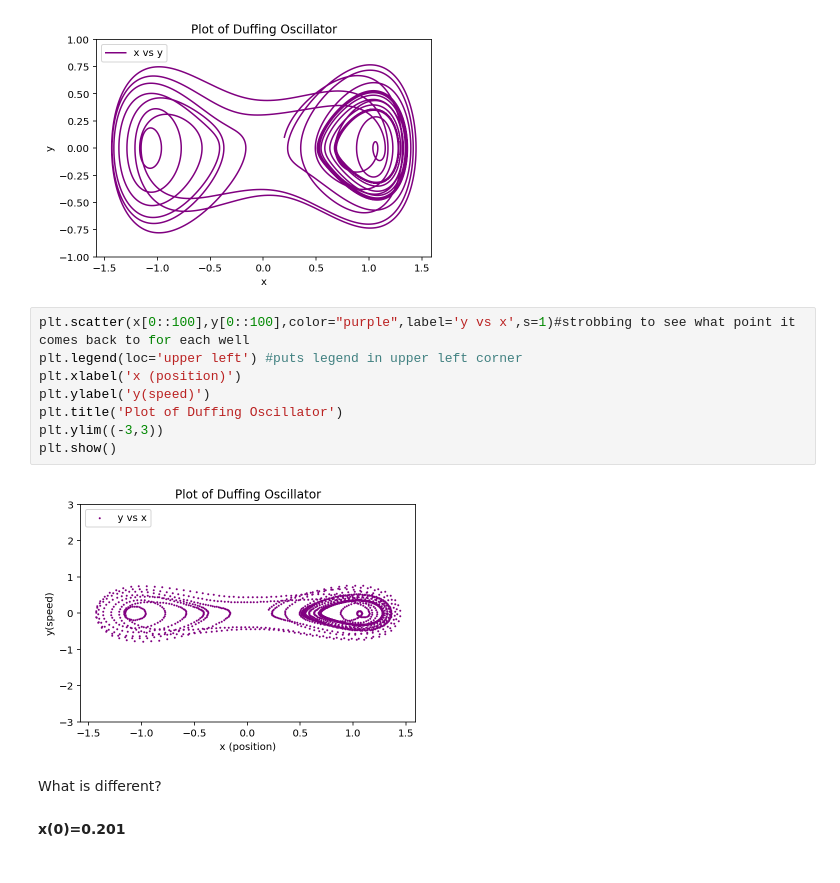
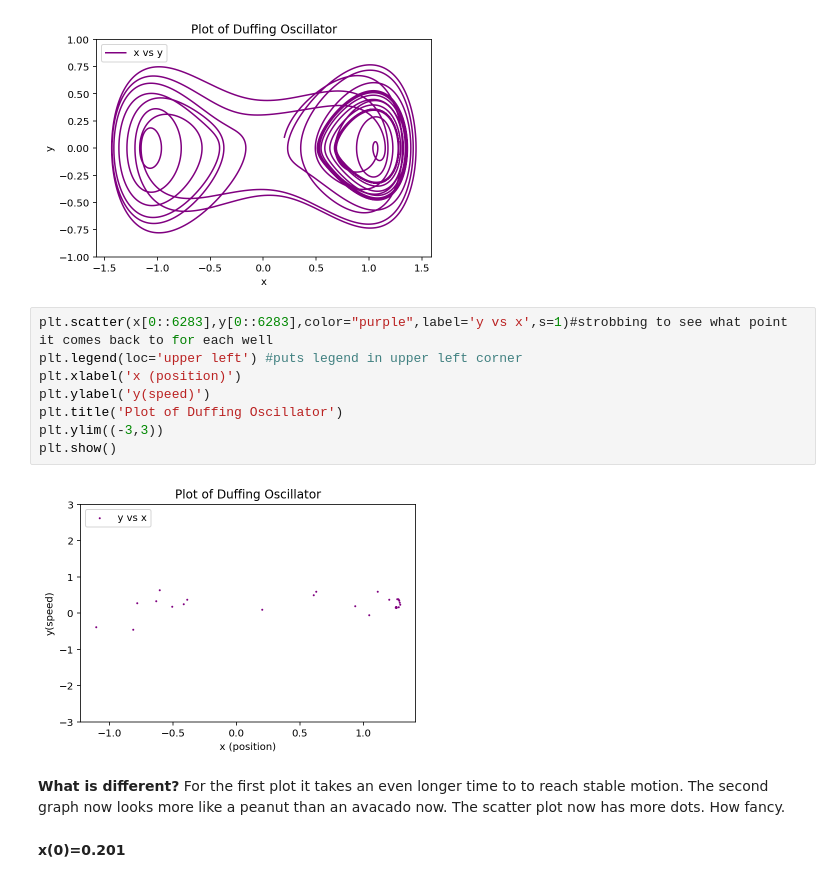
Before and after one commit to chapman-phys220-2018f/cw12-coolkidzzz, a Jupyter notebook: cw12-duffing.ipynb, the cells around one changed output. Cells and saved outputs as stored; diff of their text form.

```diff
--- a/cw12-duffing.ipynb
+++ b/cw12-duffing.ipynb
@@ -136,17 +137,19 @@ plt.show()
 # %% [output]
 [figure]
 # %%
-plt.scatter(x[0::100],y[0::100],color="purple",label='y vs x',s=1)#strobbing to see what point it comes back to for each well
+plt.scatter(x[0::6283],y[0::6283],color="purple",label='y vs x',s=1)#strobbing to see what point it comes back to for each well
 plt.legend(loc='upper left') #puts legend in upper left corner
 plt.xlabel('x (position)')
 plt.ylabel('y(speed)')
 plt.title('Plot of Duffing Oscillator')
 plt.ylim((-3,3))
 plt.show()
 # %% [output]
-[figure, old version]
+[figure, new version]
-# %% [markdown]
-What is different?
+# %% [markdown]
+**What is different?**
+For the first plot it takes an even longer time to to reach stable motion. The second graph now looks more like a peanut than an avacado now.
+The scatter plot now has more dots. How fancy.
 # %% [markdown]
 **x(0)=0.201**
 # %%
```
Also changed, not shown: parts of 14 cells of this notebook.
